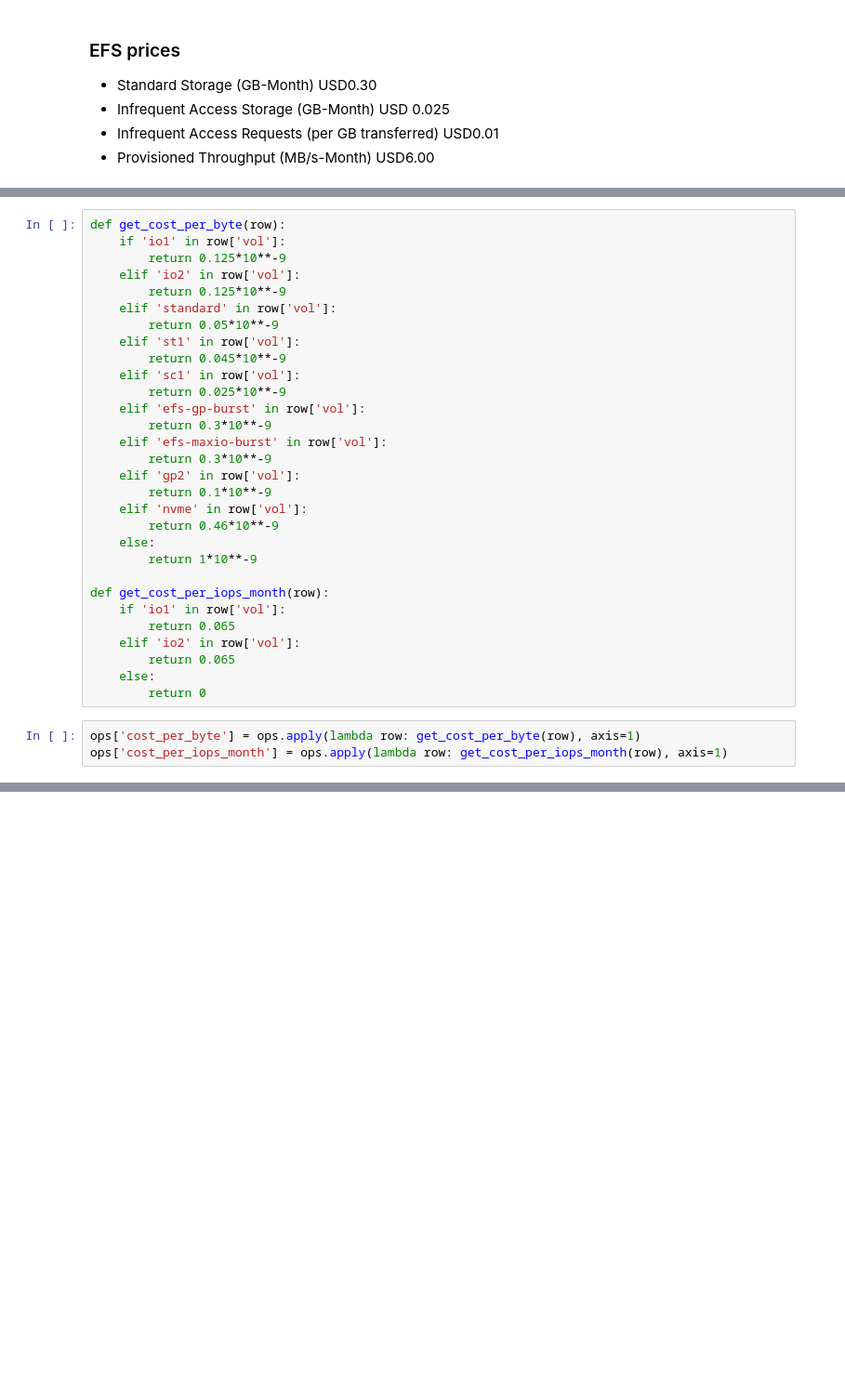
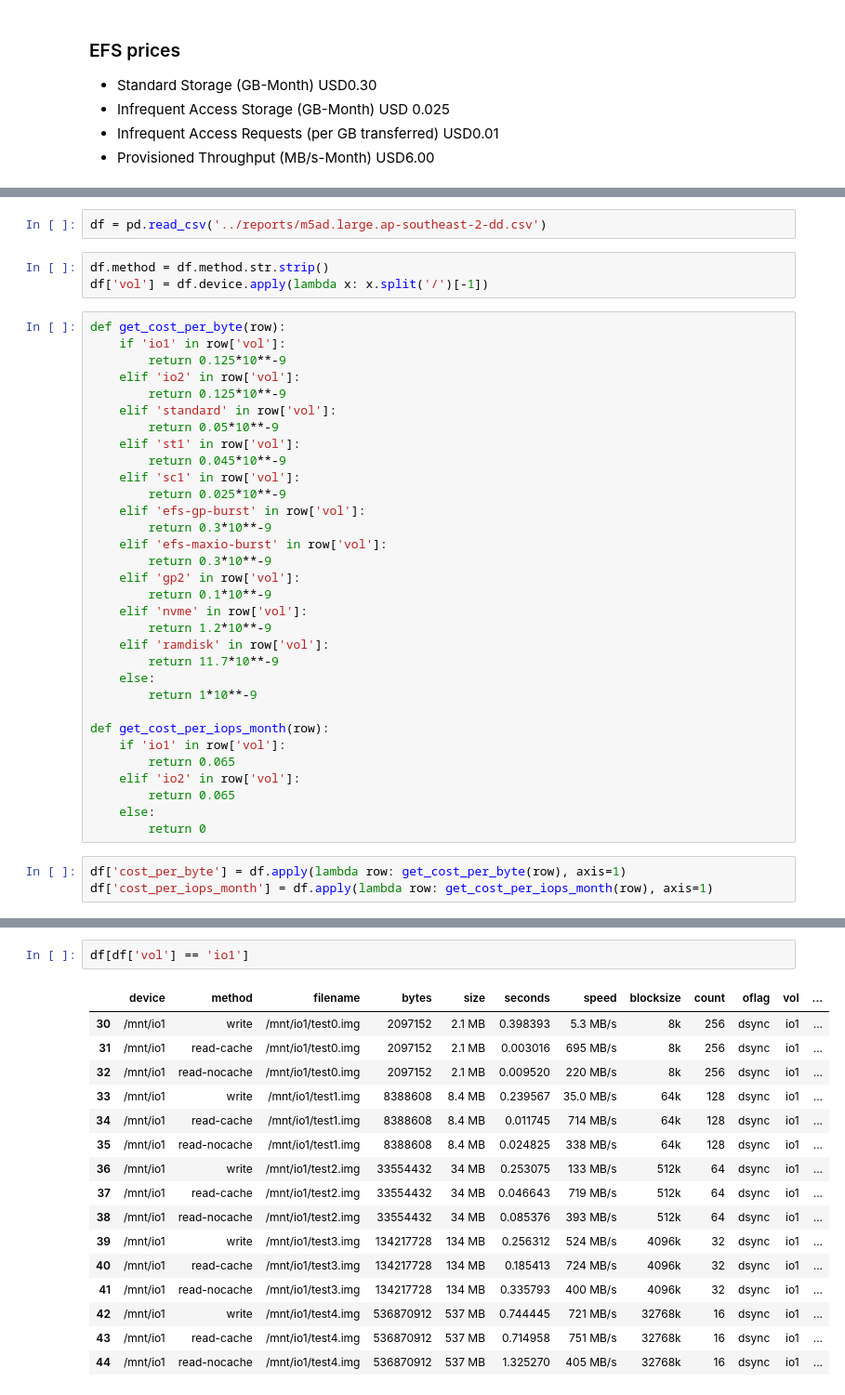
Before and after one commit to benduncan/diskracer, a Jupyter notebook: analysis/Storage performance exp 1.ipynb, the cells around one changed output, grey strips where cells are left out. Shown at 93% size. Saved outputs shown, nothing was run; the diff lists cells and outputs as text; blank space fills up the shorter version.

```diff
--- a/visualisations/Storage performance exp 2.ipynb
+++ b/analysis/Storage performance exp 1.ipynb
@@ -24,3 +27,8 @@ ops.vol = ops.vol.apply(lambda x: x.split('/')[-1])
+# %%
+df = pd.read_csv('../reports/m5ad.large.ap-southeast-2-dd.csv')
+# %%
+df.method = df.method.str.strip()
+df['vol'] = df.device.apply(lambda x: x.split('/')[-1])
 # %%
 def get_cost_per_byte(row):
     if 'io1' in row['vol']:
@@ -40,7 +48,9 @@ def get_cost_per_byte(row):
     elif 'gp2' in row['vol']:
         return 0.1*10**-9
     elif 'nvme' in row['vol']:
-        return 0.46*10**-9
+        return 1.2*10**-9
+    elif 'ramdisk' in row['vol']:
+        return 11.7*10**-9
     else:
         return 1*10**-9
 
@@ -52,5 +62,5 @@ def get_cost_per_iops_month(row):
     else:
         return 0
 # %%
-ops['cost_per_byte'] = ops.apply(lambda row: get_cost_per_byte(row), axis=1)
-ops['cost_per_iops_month'] = ops.apply(lambda row: get_cost_per_iops_month(row), axis=1)
+df['cost_per_byte'] = df.apply(lambda row: get_cost_per_byte(row), axis=1)
+df['cost_per_iops_month'] = df.apply(lambda row: get_cost_per_iops_month(row), axis=1)
@@ -94,0 +67,19 @@ fig.show()
+# %%
+df[df['vol'] == 'io1']
+# %% [output]
+|  | device | method | filename | bytes | size | seconds | speed | blocksize | count | oflag | vol | ... |
+| 30 | /mnt/io1 | write | /mnt/io1/test0.img | 2097152 | 2.1 MB | 0.398393 | 5.3 MB/s | 8k | 256 | dsync | io1 | ... |
+| 31 | /mnt/io1 | read-cache | /mnt/io1/test0.img | 2097152 | 2.1 MB | 0.003016 | 695 MB/s | 8k | 256 | dsync | io1 | ... |
+| 32 | /mnt/io1 | read-nocache | /mnt/io1/test0.img | 2097152 | 2.1 MB | 0.009520 | 220 MB/s | 8k | 256 | dsync | io1 | ... |
+| 33 | /mnt/io1 | write | /mnt/io1/test1.img | 8388608 | 8.4 MB | 0.239567 | 35.0 MB/s | 64k | 128 | dsync | io1 | ... |
+| 34 | /mnt/io1 | read-cache | /mnt/io1/test1.img | 8388608 | 8.4 MB | 0.011745 | 714 MB/s | 64k | 128 | dsync | io1 | ... |
+| 35 | /mnt/io1 | read-nocache | /mnt/io1/test1.img | 8388608 | 8.4 MB | 0.024825 | 338 MB/s | 64k | 128 | dsync | io1 | ... |
+| 36 | /mnt/io1 | write | /mnt/io1/test2.img | 33554432 | 34 MB | 0.253075 | 133 MB/s | 512k | 64 | dsync | io1 | ... |
+| 37 | /mnt/io1 | read-cache | /mnt/io1/test2.img | 33554432 | 34 MB | 0.046643 | 719 MB/s | 512k | 64 | dsync | io1 | ... |
+| 38 | /mnt/io1 | read-nocache | /mnt/io1/test2.img | 33554432 | 34 MB | 0.085376 | 393 MB/s | 512k | 64 | dsync | io1 | ... |
+| 39 | /mnt/io1 | write | /mnt/io1/test3.img | 134217728 | 134 MB | 0.256312 | 524 MB/s | 4096k | 32 | dsync | io1 | ... |
+| 40 | /mnt/io1 | read-cache | /mnt/io1/test3.img | 134217728 | 134 MB | 0.185413 | 724 MB/s | 4096k | 32 | dsync | io1 | ... |
+| 41 | /mnt/io1 | read-nocache | /mnt/io1/test3.img | 134217728 | 134 MB | 0.335793 | 400 MB/s | 4096k | 32 | dsync | io1 | ... |
+| 42 | /mnt/io1 | write | /mnt/io1/test4.img | 536870912 | 537 MB | 0.744445 | 721 MB/s | 32768k | 16 | dsync | io1 | ... |
+| 43 | /mnt/io1 | read-cache | /mnt/io1/test4.img | 536870912 | 537 MB | 0.714958 | 751 MB/s | 32768k | 16 | dsync | io1 | ... |
+| 44 | /mnt/io1 | read-nocache | /mnt/io1/test4.img | 536870912 | 537 MB | 1.325270 | 405 MB/s | 32768k | 16 | dsync | io1 | ... |
```
Also changed, not shown: parts of 25 cells of this notebook, 13 other files.
